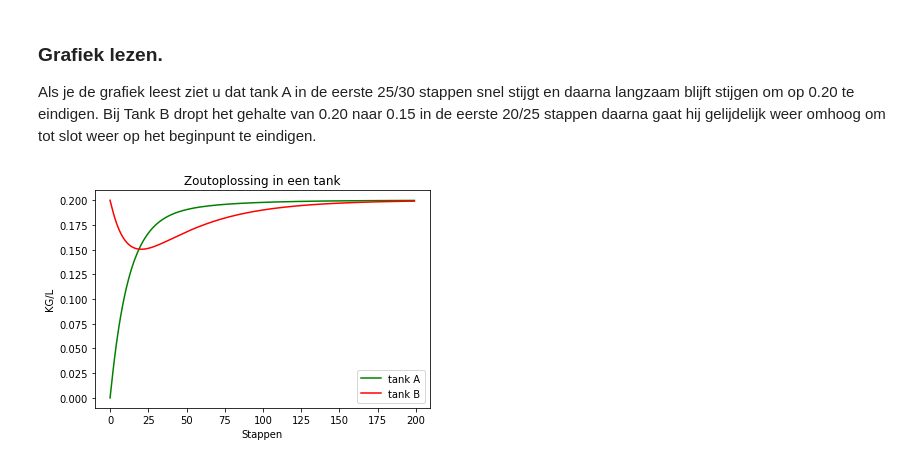
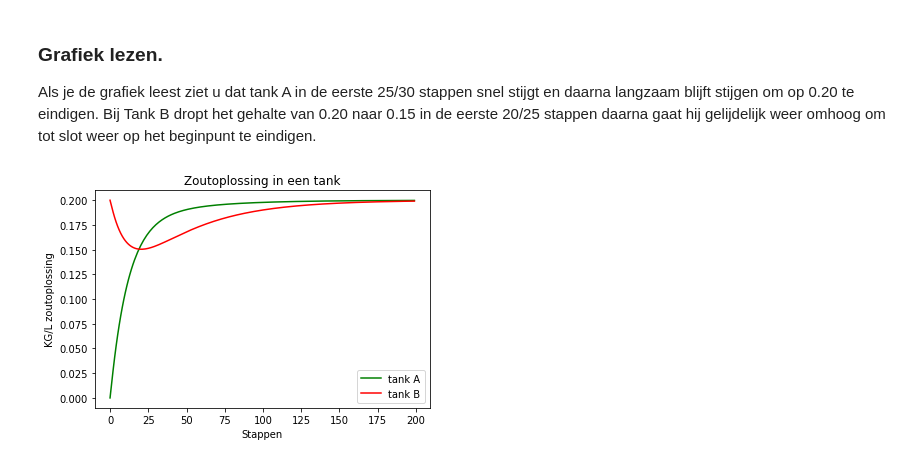
Before and after one commit to WijnandVanDijk/SimulationModelling, a Jupyter notebook: FinalAssignment.ipynb, the cells around one changed output. Saved outputs shown, nothing was run; the diff lists cells and outputs as text; code cells hidden in the pictures.

```diff
--- a/FinalAssignment.ipynb
+++ b/FinalAssignment.ipynb
@@ -115,18 +119,18 @@ Bij Tank B dropt het gehalte van 0.20 naar 0.15 in de eerste 20/25 stappen daarn
 # %%
 def show_grafiek():
 
     looptijd, delen_tank_A, delen_tank_B = Forward_euler_methode() # haalt de informatie uit de functie
 
     plt.plot(looptijd,delen_tank_A,'Green',label='tank A') # geeft aan welke informatie de lijn gebruikt en de naam van de lijn
     plt.plot(looptijd,delen_tank_B,'Red',label='tank B') #  geeft aan welke informatie de lijn gebruikt en de naam van de lijn
 
     plt.title('Zoutoplossing in een tank') # geeft naam aan de gehele grafiek
-    plt.ylabel("KG/L") # geeft naam aan de y lijn
+    plt.ylabel("KG/L zoutoplossing") # geeft naam aan de y lijn
     plt.xlabel("Stappen") #  geeft naam aan de x lijn
 
     plt.legend() # laat de legenda zien
     plt.show() # laat de grafiek zien
 
 show_grafiek()
 # %% [output]
-[figure, old version]
+[figure, new version]
```
Also changed, not shown: parts of 2 cells of this notebook.
